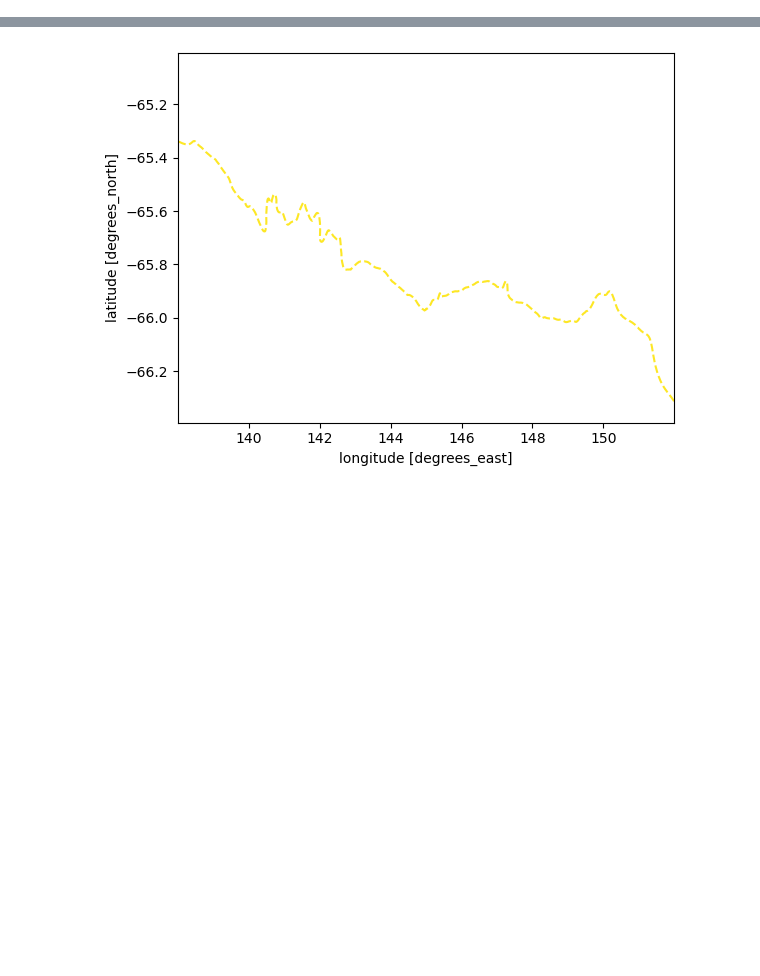
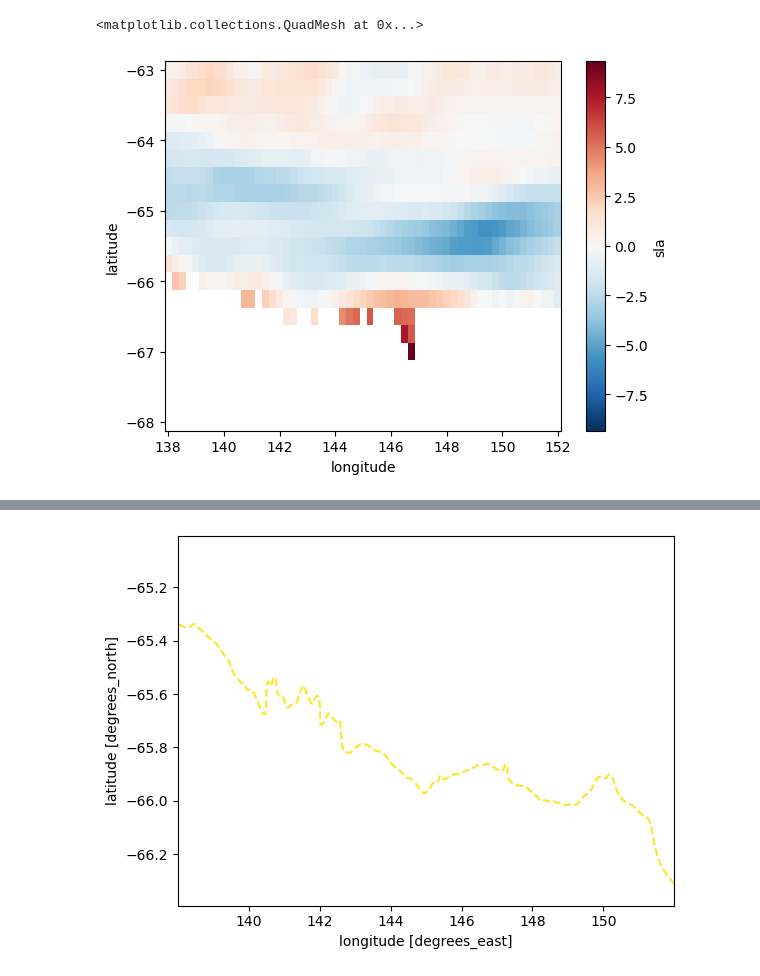
Before and after one commit to eejco/thesis_c3, a Jupyter notebook: slope_index.ipynb, the cells around one changed output, grey strips where cells are left out. Cells and saved outputs as stored; diff of their text form; code cells hidden in the pictures; blank space fills up the shorter version.

```diff
--- a/slope_index.ipynb
+++ b/slope_index.ipynb
@@ -50,6 +65,11 @@ sic_shelf = region_ac_shelf.crop_da(sice_)
 lonboo = sla.longitude < 147
 latboo = sla.latitude > -66.6
 sla = sla.where(lonboo | latboo,drop=True)
+# %%
+sla.differentiate('latitude').mean('time').plot()
+# %% [output]
+<matplotlib.collections.QuadMesh at 0x...>
+[figure, added]
 # %%
 u,v = fns.get_geostrophic_currents(sla)
 geos = xr.Dataset({'u10':u,'v10':v})
```
Also changed, not shown: parts of 32 cells of this notebook, 10 other files.
